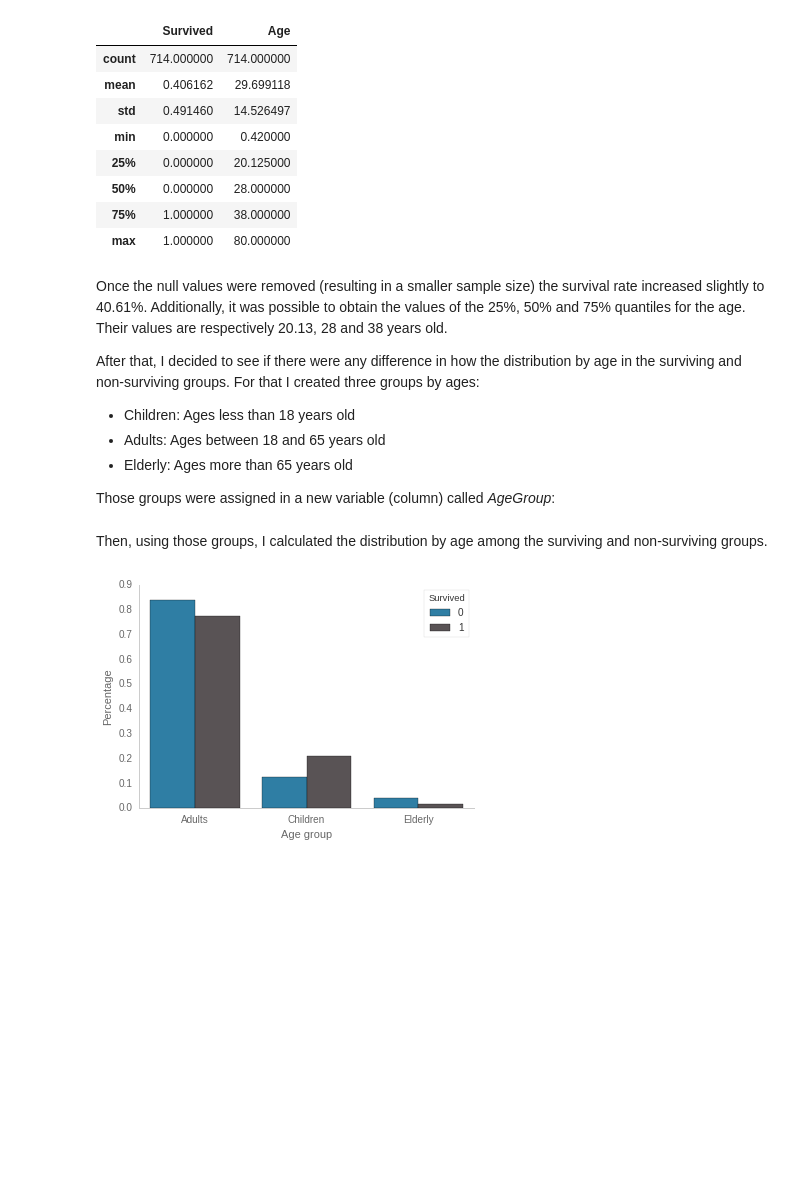
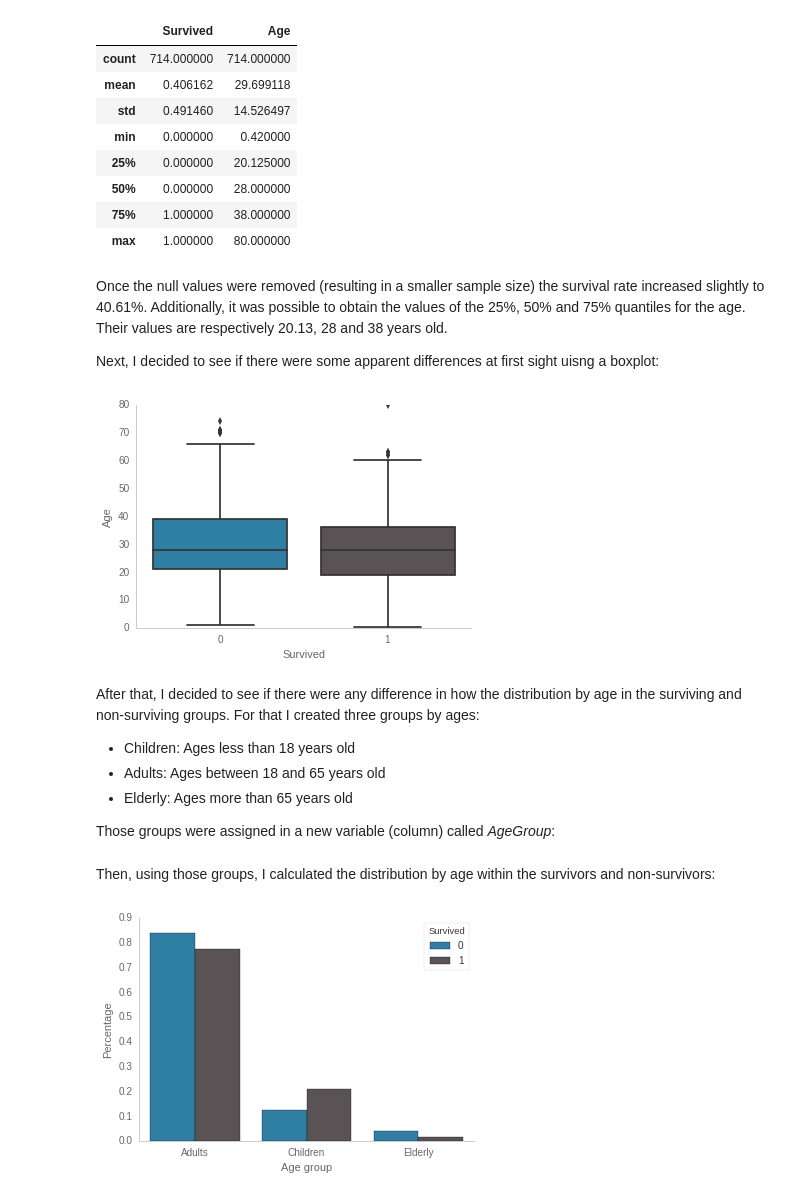
Before and after one commit to dylanjcastillo/titanic_analysis, a Jupyter notebook: Titanic Analysis.ipynb, the cells around one changed output. Cells and saved outputs as stored; diff of their text form; code cells hidden in the pictures; blank space fills up the shorter version.

```diff
--- a/Titanic Analysis.ipynb
+++ b/Titanic Analysis.ipynb
@@ -142,6 +141,6 @@ The first step was to delete the observations that had did not have age values r
 # %%
 # Generate new dataframe removing the NaN values from the original dataframe
-titanic_q1_df = titanic_df.dropna()[['Survived', 'Age']]
+titanic_q1_df = titanic_df.dropna()[['Survived', 'Age', 'Sex']]
 # %% [markdown]
 Next, I decided to see if the survival rate had changed:
 # %%
@@ -157,9 +156,17 @@ titanic_q1_df.describe()
 | 50% | 0.000000 | 28.000000 |
 | 75% | 1.000000 | 38.000000 |
 | max | 1.000000 | 80.000000 |
+# %% [markdown]
+Once the null values were removed (resulting in a smaller sample size) the survival rate increased slightly to 40.61%. Additionally, it was possible to obtain the values of the 25%, 50% and 75% quantiles for the age. Their values are respectively 20.13, 28 and 38 years old.
+
+Next, I decided to see if there were some apparent differences at first sight uisng a boxplot:
+# %%
+# Boxplot of age distribution in survivors and non-survivors
+sns.boxplot(x = 'Survived', y = 'Age', data = titanic_q1_df)
+sns.despine() # Used to improve the plot format
+# %% [output]
+[figure, added]
 # %% [markdown]
-Once the null values were removed (resulting in a smaller sample size) the survival rate increased slightly to 40.61%. Additionally, it was possible to obtain the values of the 25%, 50% and 75% quantiles for the age. Their values are respectively 20.13, 28 and 38 years old.
-
 After that, I decided to see if there were any difference in how the distribution by age in the surviving and non-surviving groups. For that I created three groups by ages:
 
 - Children: Ages less than 18 years old
@@ -173,7 +180,7 @@ titanic_q1_df.loc[titanic_q1_df.Age < 18,'AgeGroup'] = 'Children'
 titanic_q1_df.loc[(titanic_q1_df.Age >= 18) & (titanic_q1_df.Age < 65),'AgeGroup'] = 'Adults'
 titanic_q1_df.loc[titanic_q1_df.Age > 60,'AgeGroup'] = 'Elderly'
 # %% [markdown]
-Then, using those groups, I calculated the distribution by age among the surviving and non-surviving groups.
+Then, using those groups, I calculated the distribution by age within the survivors and non-survivors:
 # %%
 # Generate relative frequency by age group dataframe to graph
 agegroup_df = pd.crosstab(titanic_q1_df['AgeGroup'], titanic_q1_df['Survived'],
```
Also changed, not shown: parts of 12 cells of this notebook.
